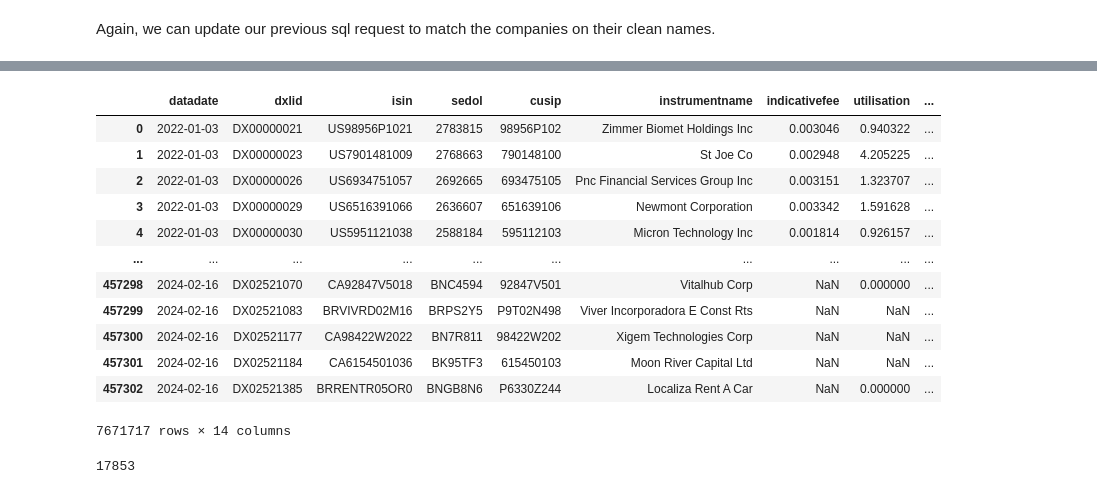
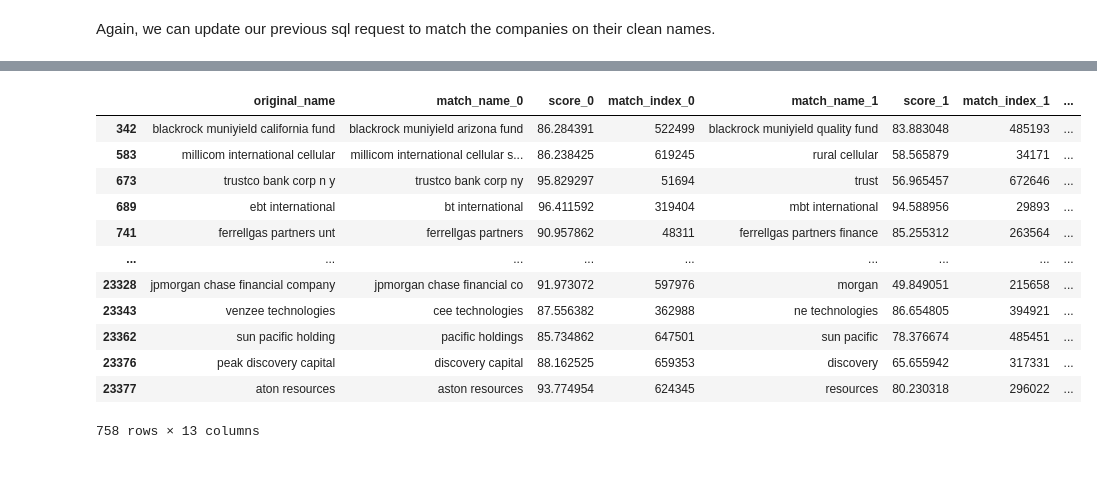
Before and after one commit to baptistepepin/FINM-32900-PROJECT, a Jupyter notebook: src/Merging Markit - Resprisk Exploration - on Names.ipynb, the cells around one changed output, grey strips where cells are left out. Saved outputs shown, nothing was run; the diff lists cells and outputs as text; code cells hidden in the pictures.

```diff
--- a/src/Merging Markit - Resprisk Exploration - on Names.ipynb
+++ b/src/Merging Markit - Resprisk Exploration - on Names.ipynb
@@ -411,2 +253,2 @@ matches = pd.concat(ray.get(results))
 # %%
-matches.merge(RepRisk_company_name_unique_index, left_on="match_index_0", right_index=True, how="left")
+matches_merge = matches.merge(RepRisk_company_name_unique_index, left_on="match_index_0", right_index=True, how="left")
@@ -544,16 +254,0 @@ markit = pd.read_parquet(file_path / "markit.parquet")
-# %%
-markit[markit.datadate >= "2022-01-01"]
-# %% [output]
-|  | datadate | dxlid | isin | sedol | cusip | instrumentname | indicativefee | utilisation | ... |
-| 0 | 2022-01-03 | DX00000021 | US98956P1021 | 2783815 | 98956P102 | Zimmer Biomet Holdings Inc | 0.003046 | 0.940322 | ... |
-| 1 | 2022-01-03 | DX00000023 | US7901481009 | 2768663 | 790148100 | St Joe Co | 0.002948 | 4.205225 | ... |
-| 2 | 2022-01-03 | DX00000026 | US6934751057 | 2692665 | 693475105 | Pnc Financial Services Group Inc | 0.003151 | 1.323707 | ... |
-| 3 | 2022-01-03 | DX00000029 | US6516391066 | 2636607 | 651639106 | Newmont Corporation | 0.003342 | 1.591628 | ... |
-| 4 | 2022-01-03 | DX00000030 | US5951121038 | 2588184 | 595112103 | Micron Technology Inc | 0.001814 | 0.926157 | ... |
-| ... | ... | ... | ... | ... | ... | ... | ... | ... | ... |
-| 457298 | 2024-02-16 | DX02521070 | CA92847V5018 | BNC4594 | 92847V501 | Vitalhub Corp | NaN | 0.000000 | ... |
-| 457299 | 2024-02-16 | DX02521083 | BRVIVRD02M16 | BRPS2Y5 | P9T02N498 | Viver Incorporadora E Const Rts | NaN | NaN | ... |
-| 457300 | 2024-02-16 | DX02521177 | CA98422W2022 | BN7R811 | 98422W202 | Xigem Technologies Corp | NaN | NaN | ... |
-| 457301 | 2024-02-16 | DX02521184 | CA6154501036 | BK95TF3 | 615450103 | Moon River Capital Ltd | NaN | NaN | ... |
-| 457302 | 2024-02-16 | DX02521385 | BRRENTR05OR0 | BNGB8N6 | P6330Z244 | Localiza Rent A Car | NaN | 0.000000 | ... |
-7671717 rows × 14 columns
@@ -562,4 +255,16 @@ crsp = pd.read_parquet(file_path / "crsp.parquet")
-# %%
-crsp.cusip.nunique()
-# %% [output]
-17853
+# %%
+matches_merge[(matches_merge['score_0'] > 93) | ((matches_merge['score_0'] > 85) & (matches_merge['match_name_0'].str.len() > 15))]
+# %% [output]
+|  | original_name | match_name_0 | score_0 | match_index_0 | match_name_1 | score_1 | match_index_1 | ... |
+| 342 | blackrock muniyield california fund | blackrock muniyield arizona fund | 86.284391 | 522499 | blackrock muniyield quality fund | 83.883048 | 485193 | ... |
+| 583 | millicom international cellular | millicom international cellular s... | 86.238425 | 619245 | rural cellular | 58.565879 | 34171 | ... |
+| 673 | trustco bank corp n y | trustco bank corp ny | 95.829297 | 51694 | trust | 56.965457 | 672646 | ... |
+| 689 | ebt international | bt international | 96.411592 | 319404 | mbt international | 94.588956 | 29893 | ... |
+| 741 | ferrellgas partners unt | ferrellgas partners | 90.957862 | 48311 | ferrellgas partners finance | 85.255312 | 263564 | ... |
+| ... | ... | ... | ... | ... | ... | ... | ... | ... |
+| 23328 | jpmorgan chase financial company | jpmorgan chase financial co | 91.973072 | 597976 | morgan | 49.849051 | 215658 | ... |
+| 23343 | venzee technologies | cee technologies | 87.556382 | 362988 | ne technologies | 86.654805 | 394921 | ... |
+| 23362 | sun pacific holding | pacific holdings | 85.734862 | 647501 | sun pacific | 78.376674 | 485451 | ... |
+| 23376 | peak discovery capital | discovery capital | 88.162525 | 659353 | discovery | 65.655942 | 317331 | ... |
+| 23377 | aton resources | aston resources | 93.774954 | 624345 | resources | 80.230318 | 296022 | ... |
+758 rows × 13 columns
```
Also changed, not shown: parts of 40 cells of this notebook, 4 other files.
